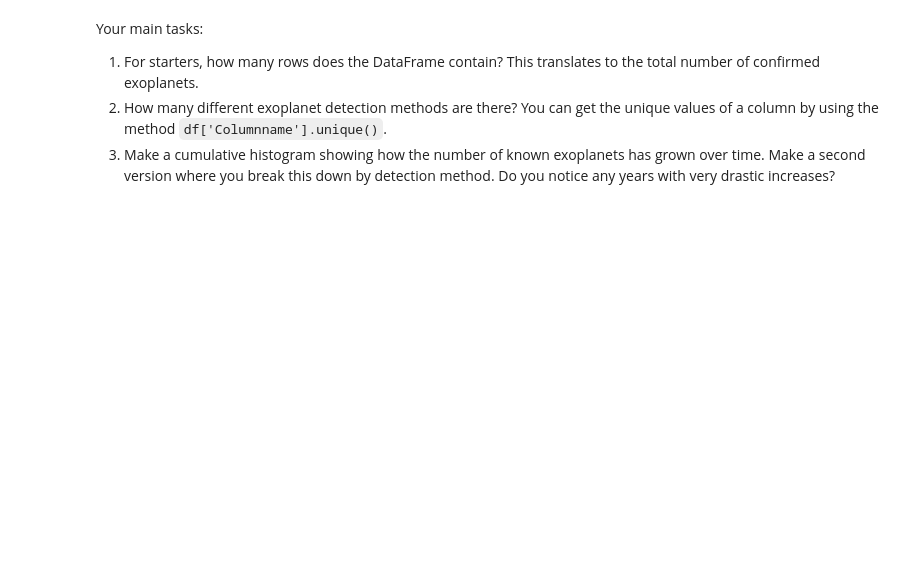
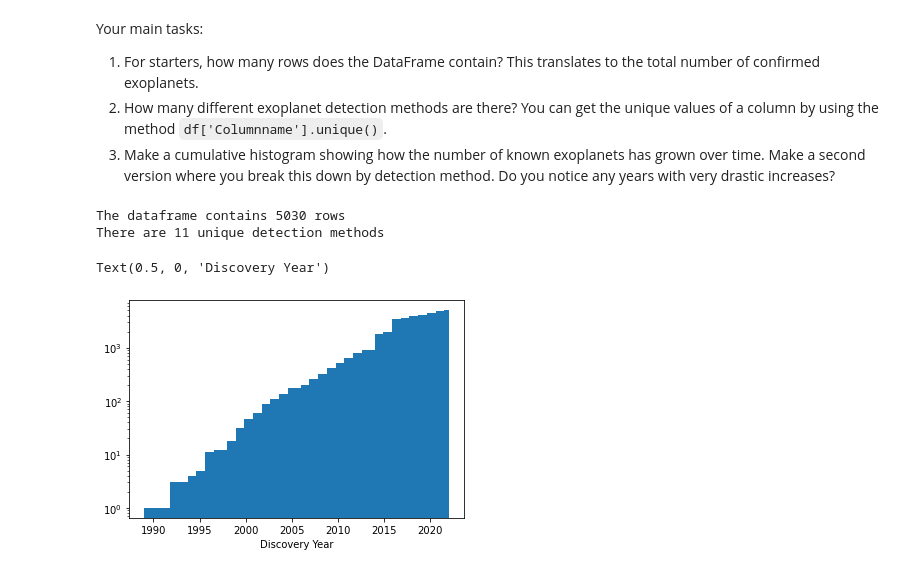
Before and after one commit to CIERA-Northwestern/REACHpy, a Jupyter notebook: Module_3/Challenge_2_Exoplanets_with_Pandas.ipynb, the cells around one changed output. Cells and saved outputs as stored; diff of their text form; code cells hidden in the pictures; blank space fills up the shorter version.

```diff
--- a/Module_3/Challenge_2_Exoplanets_with_Pandas.ipynb
+++ b/Module_3/Challenge_2_Exoplanets_with_Pandas.ipynb
@@ -21,5 +22,20 @@ Now, open the file using `pd.read_csv`.
+# %%
+df = pd.read_csv('data/exoplanet_data.csv', comment='#')
 # %% [markdown]
 Your main tasks:
 1.   For starters, how many rows does the DataFrame contain? This translates to the total number of confirmed exoplanets.
 2.   How many different exoplanet detection methods are there? You can get the unique values of a column by using the method `df['Columnname'].unique()`.
 3.   Make a cumulative histogram showing how the number of known exoplanets has grown over time. Make a second version where you break this down by detection method. Do you notice any years with very drastic increases?
+# %%
+print(f'The dataframe contains {len(df.index)} rows')
+print(f'There are {len(df.discoverymethod.unique())} unique detection methods')
+# %% [output]
+The dataframe contains 5030 rows
+There are 11 unique detection methods
+# %%
+plt.hist(df.disc_year, cumulative=True, bins=int(np.sqrt(len(df.index))))
+plt.yscale('log')
+plt.xlabel('Discovery Year')
+# %% [output]
+Text(0.5, 0, 'Discovery Year')
+[figure, added]
```
Also changed, not shown: parts of 11 cells of this notebook.
